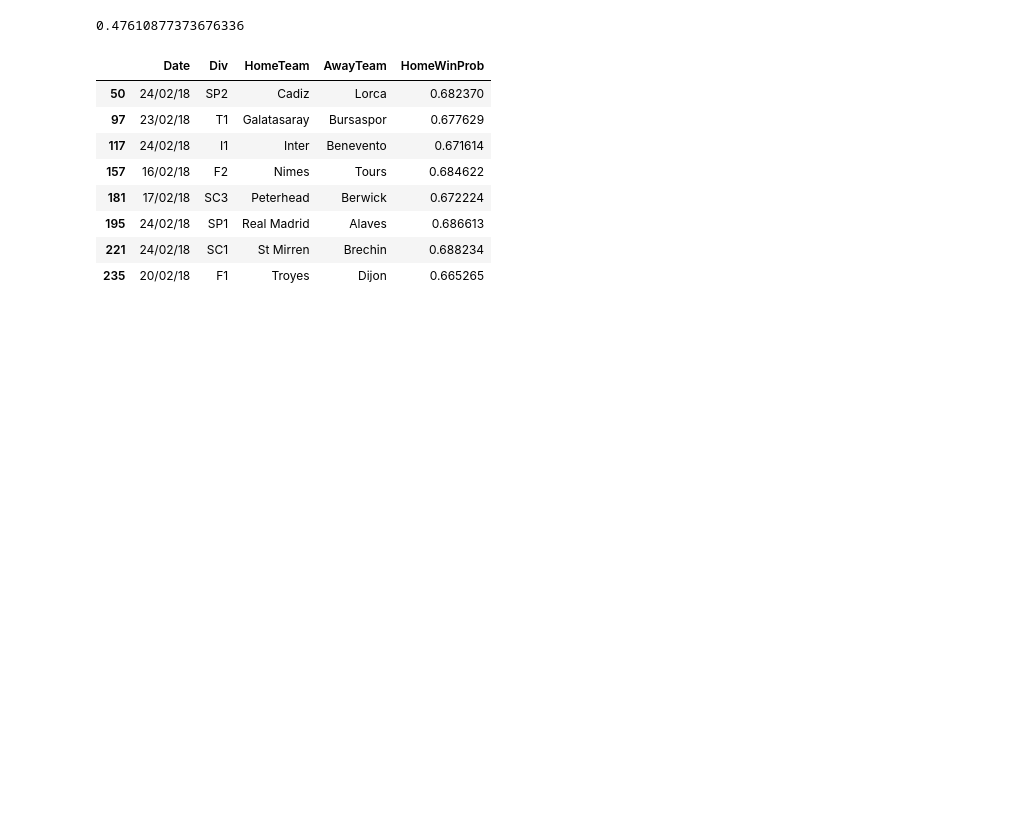
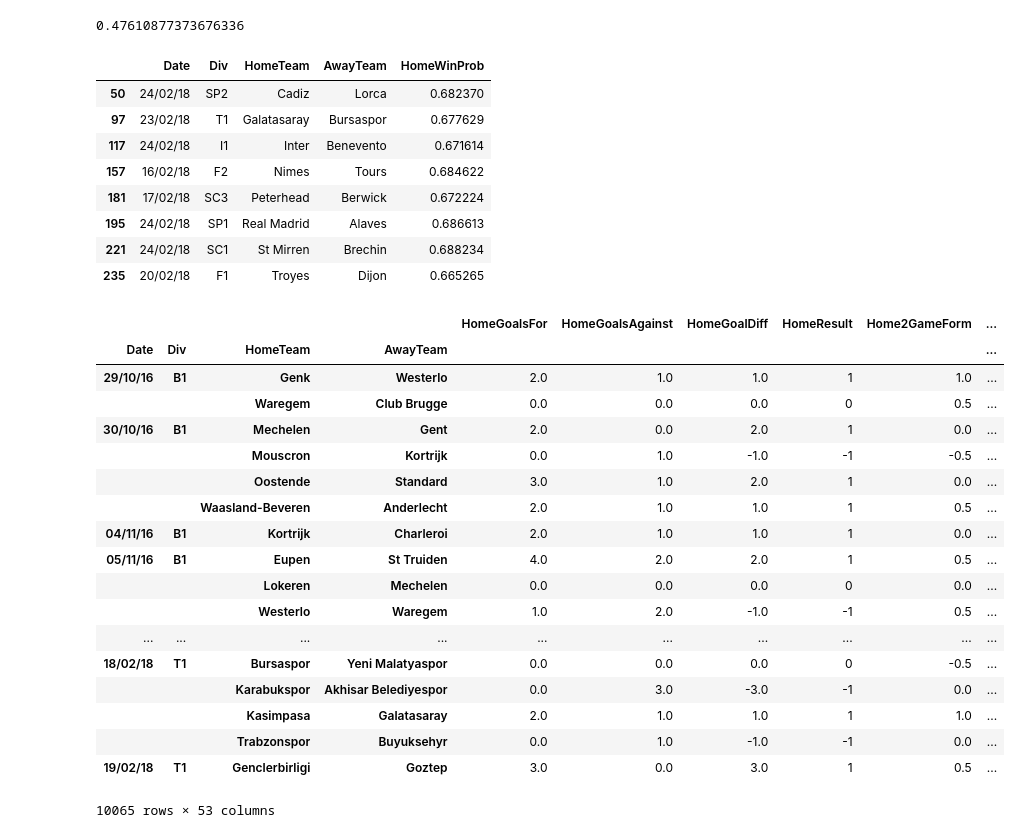
Before and after one commit to brownd1986/Football_Prediction, a Jupyter notebook: Pred-Complete.ipynb, the cells around one changed output. Drawn from its saved outputs; the diff is of its cells as text; code cells hidden in the pictures; blank space fills up the shorter version.

```diff
--- a/Pred-Complete.ipynb
+++ b/Pred-Complete.ipynb
@@ -55,7 +55,7 @@ Read CSV Data
 full_stats=pd.read_csv(r'C:\Users\dbrown\Documents\Misc\Football\16_17\overall.csv')
 for year in ['0001','0102','0203','0304','0405','0506','0607','0708','0809','0910','1011','1112','1213','1314','1415','1516','1617','1718']:
     for div in ['E0','E1','E2','E3','SC0','SC1','SC2','SC3','B1','F1','F2','SP1','SP2','I1','I2','D1','D2','N1','P1','G1','T1']:
-        url = 'http://www.football-data.co.uk/mmz4281/1718/%s.csv' % div
+        url = 'http://www.football-data.co.uk/mmz4281/%s/%s.csv' % (year,div)
         #results = results.append(pd.read_csv(url,usecols=['Date','Div','HomeTeam','AwayTeam','FTHG','FTAG','FTR']))
         full_stats = full_stats.append(pd.read_csv(url,usecols=['Date','Div','HomeTeam','AwayTeam','FTHG','FTAG','FTR']))
 
@@ -269,3 +290,25 @@ pred_join_cut[pred_join_cut["HomeWinProb"]>0.65]
 | 195 | 24/02/18 | SP1 | Real Madrid | Alaves | 0.686613 |
 | 221 | 24/02/18 | SC1 | St Mirren | Brechin | 0.688234 |
 | 235 | 20/02/18 | F1 | Troyes | Dijon | 0.665265 |
+# %%
+home_away_merge_idx_dropped
+# %% [output]
+|  |  |  |  | HomeGoalsFor | HomeGoalsAgainst | HomeGoalDiff | HomeResult | Home2GameForm | ... |
+| Date | Div | HomeTeam | AwayTeam |  |  |  |  |  | ... |
+| 29/10/16 | B1 | Genk | Westerlo | 2.0 | 1.0 | 1.0 | 1 | 1.0 | ... |
+|  |  | Waregem | Club Brugge | 0.0 | 0.0 | 0.0 | 0 | 0.5 | ... |
+| 30/10/16 | B1 | Mechelen | Gent | 2.0 | 0.0 | 2.0 | 1 | 0.0 | ... |
+|  |  | Mouscron | Kortrijk | 0.0 | 1.0 | -1.0 | -1 | -0.5 | ... |
+|  |  | Oostende | Standard | 3.0 | 1.0 | 2.0 | 1 | 0.0 | ... |
+|  |  | Waasland-Beveren | Anderlecht | 2.0 | 1.0 | 1.0 | 1 | 0.5 | ... |
+| 04/11/16 | B1 | Kortrijk | Charleroi | 2.0 | 1.0 | 1.0 | 1 | 0.0 | ... |
+| 05/11/16 | B1 | Eupen | St Truiden | 4.0 | 2.0 | 2.0 | 1 | 0.5 | ... |
+|  |  | Lokeren | Mechelen | 0.0 | 0.0 | 0.0 | 0 | 0.0 | ... |
+|  |  | Westerlo | Waregem | 1.0 | 2.0 | -1.0 | -1 | 0.5 | ... |
+| ... | ... | ... | ... | ... | ... | ... | ... | ... | ... |
+| 18/02/18 | T1 | Bursaspor | Yeni Malatyaspor | 0.0 | 0.0 | 0.0 | 0 | -0.5 | ... |
+|  |  | Karabukspor | Akhisar Belediyespor | 0.0 | 3.0 | -3.0 | -1 | 0.0 | ... |
+|  |  | Kasimpasa | Galatasaray | 2.0 | 1.0 | 1.0 | 1 | 1.0 | ... |
+|  |  | Trabzonspor | Buyuksehyr | 0.0 | 1.0 | -1.0 | -1 | 0.0 | ... |
+| 19/02/18 | T1 | Genclerbirligi | Goztep | 3.0 | 0.0 | 3.0 | 1 | 0.5 | ... |
+10065 rows × 53 columns
```
Also changed, not shown: parts of 1 cell of this notebook.
